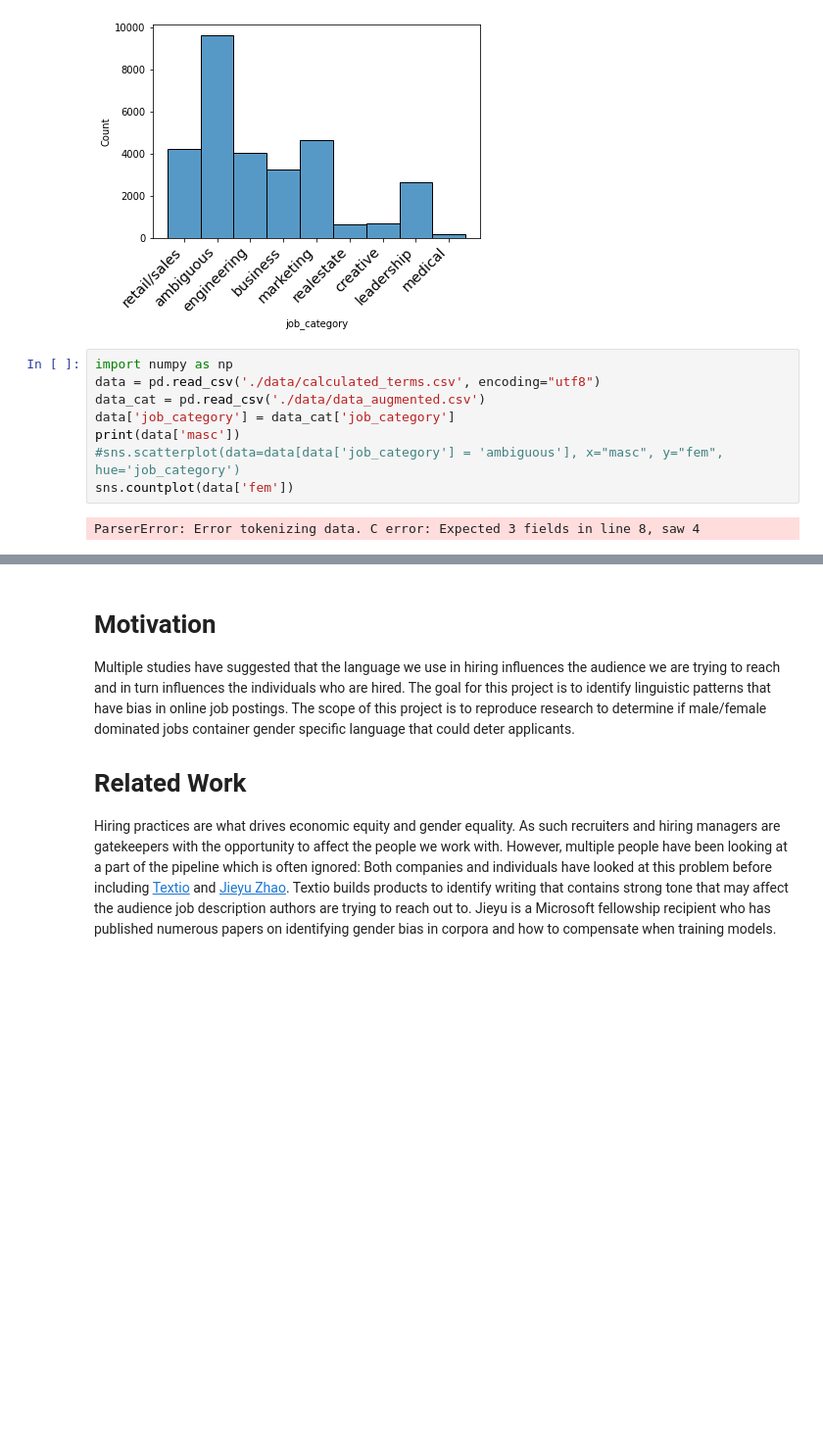
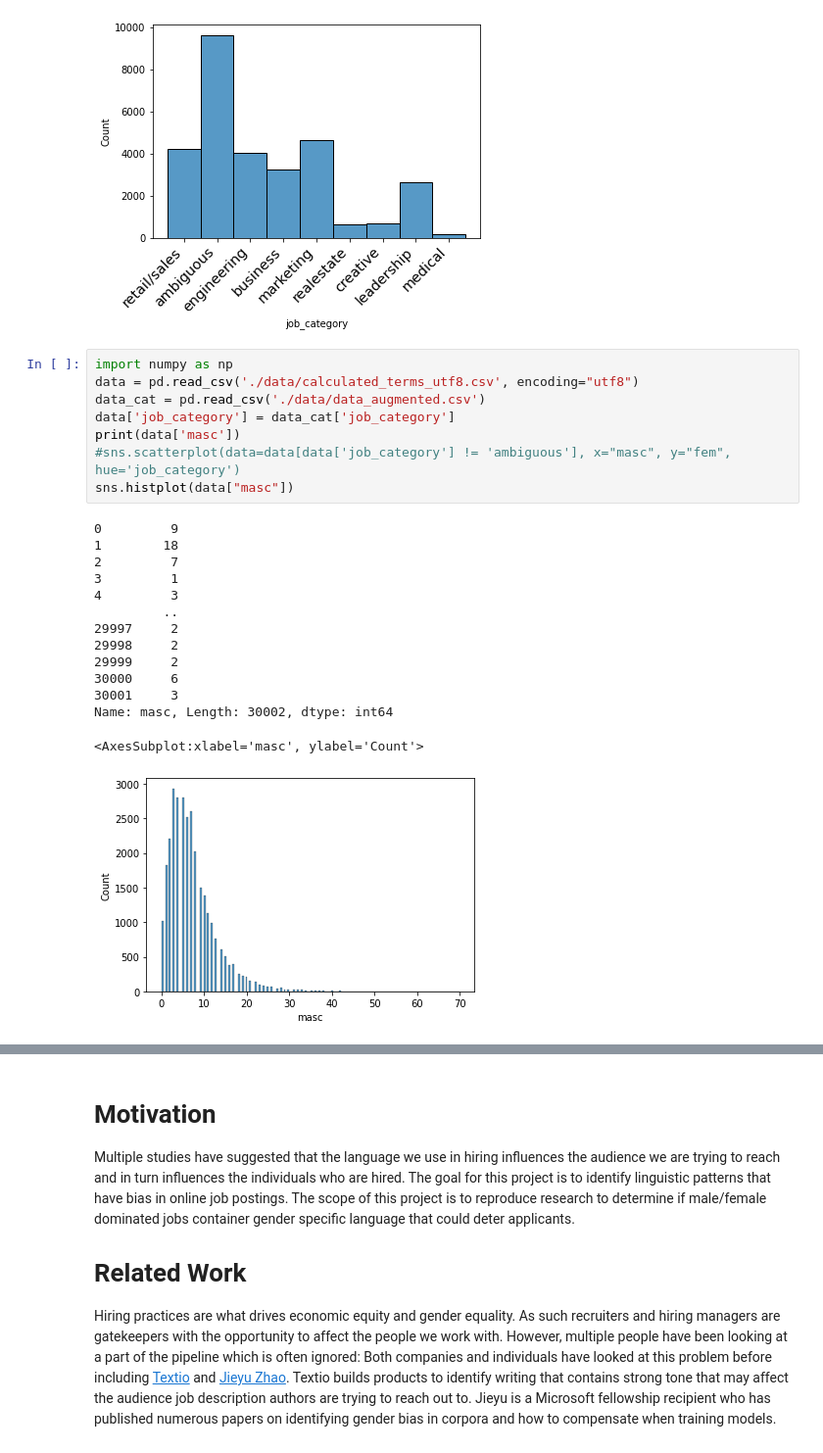
Before and after one commit to JFrei86/data-512-final, a Jupyter notebook: final.ipynb, the cells around one changed output, grey strips where cells are left out. Shown at 98% size. Drawn from its saved outputs; the diff is of its cells as text; blank space fills up the shorter version.

```diff
--- a/final.ipynb
+++ b/final.ipynb
@@ -18,14 +18,27 @@ plt.show()
 [figure]
 # %%
 import numpy as np
-data = pd.read_csv('./data/calculated_terms.csv', encoding="utf8")
+data = pd.read_csv('./data/calculated_terms_utf8.csv', encoding="utf8")
 data_cat = pd.read_csv('./data/data_augmented.csv')
 data['job_category'] = data_cat['job_category']
 print(data['masc'])
-#sns.scatterplot(data=data[data['job_category'] = 'ambiguous'], x="masc", y="fem", hue='job_category')
-sns.countplot(data['fem'])
+#sns.scatterplot(data=data[data['job_category'] != 'ambiguous'], x="masc", y="fem", hue='job_category')
+sns.histplot(data["masc"])
 # %% [output]
-ParserError: Error tokenizing data. C error: Expected 3 fields in line 8, saw 4
+0         9
+1        18
+2         7
+3         1
+4         3
+         ..
+29997     2
+29998     2
+29999     2
+30000     6
+30001     3
+Name: masc, Length: 30002, dtype: int64
+<AxesSubplot:xlabel='masc', ylabel='Count'>
+[figure, added]
 # %%
 import statsmodels.api as sm
 from statsmodels.formula.api import ols
```
Also changed, not shown: parts of 1 cell of this notebook.
